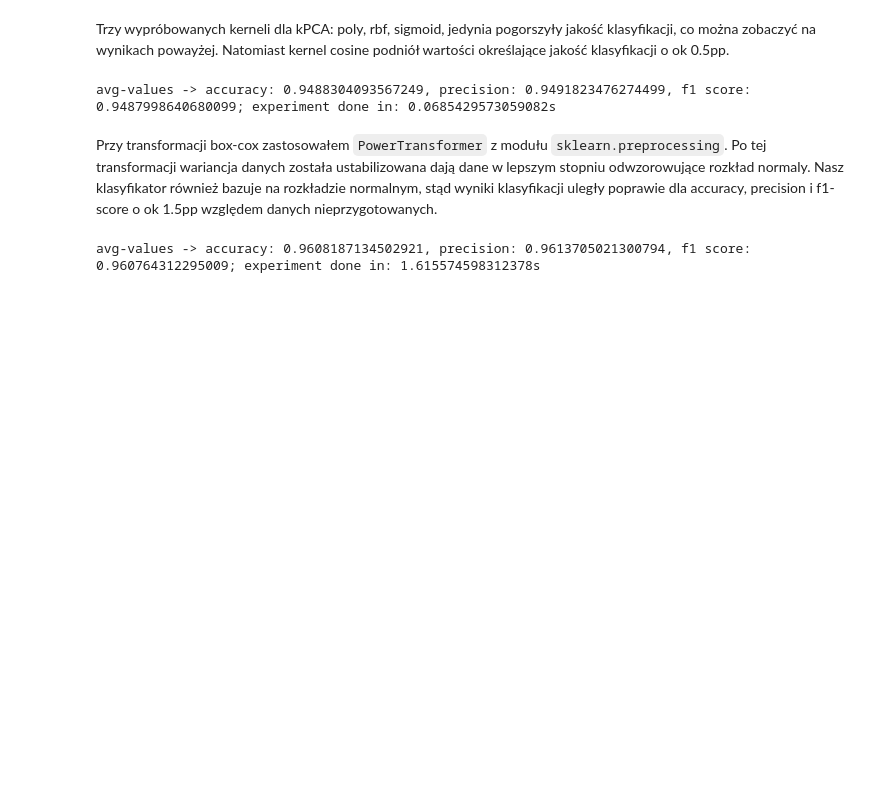
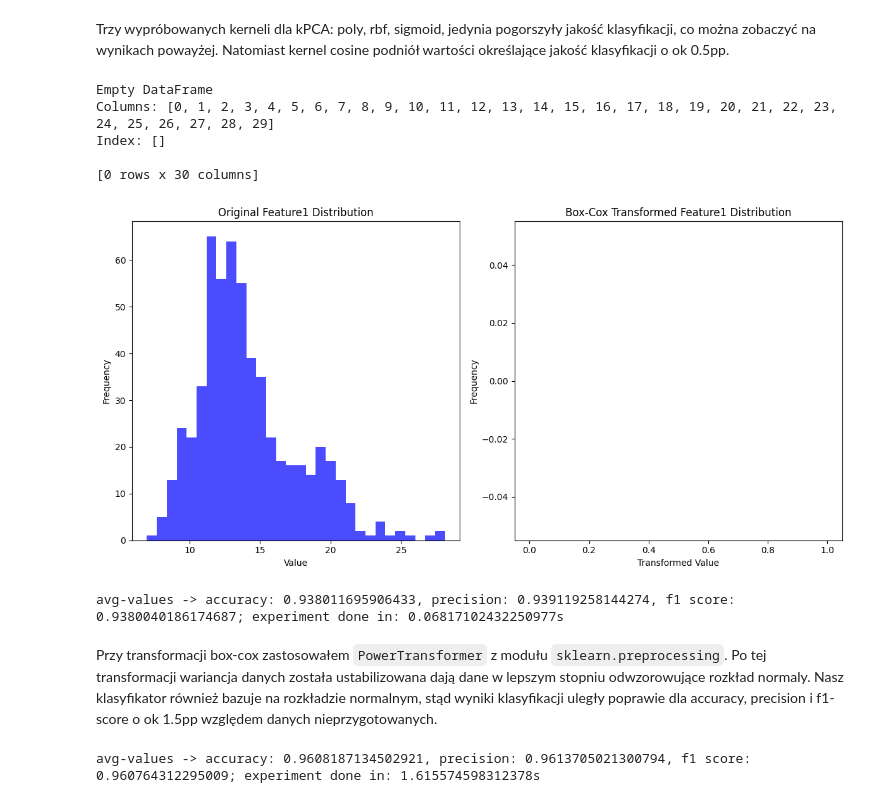
Before and after one commit to mwardynski/machine-learning, a Jupyter notebook: lab3/lab3.ipynb, the cells around one changed output. Drawn from its saved outputs; the diff is of its cells as text; code cells hidden in the pictures; blank space fills up the shorter version.

```diff
--- a/lab3/lab3.ipynb
+++ b/lab3/lab3.ipynb
@@ -250,10 +250,68 @@ GaussianNaiveBayes: cosine: avg-values -> accuracy: 0.9409356725146196, precisio
 # %% [markdown]
 Trzy wypróbowanych kerneli dla kPCA: poly, rbf, sigmoid, jedynia pogorszyły jakość klasyfikacji, co można zobaczyć na wynikach powayżej. Natomiast kernel cosine podniół wartości określające jakość klasyfikacji o ok 0.5pp.
+# %%
+import numpy as np
+import pandas as pd
+import scipy.stats as stats
+import matplotlib.pyplot as plt
+
+data = X + 1e-5
+
+df = pd.DataFrame(data)
+
+def find_optimal_lambda(df):
+    lambda_results = {}
+    transformed_data = pd.DataFrame()
+
+    for column in df.columns:
+        # Check if the column is positive
+        if (df[column] <= 0).any():
+            raise ValueError(f"Feature '{column}' contains non-positive values. Box-Cox requires strictly positive values.")
+
+        # Find optimal lambda and perform the Box-Cox transformation
+        optimal_lambda, transformed_column = stats.boxcox(df[column])
+
+        # Store the result
+        lambda_results[column] = optimal_lambda
+        transformed_data[column] = transformed_column
+
+    return lambda_results, transformed_data
+
+# Find optimal lambdas and transformed data
+optimal_lambdas, transformed_df = find_optimal_lambda(df)
+
+print(transformed_df)
+
+# Output the optimal lambdas
+# print("Optimal Lambda for each feature:")
+# for feature, lambda_value in optimal_lambdas.items():
+    # print(f"{feature}: {lambda_value}")
+
+plt.figure(figsize=(12, 6))
+
+plt.subplot(1, 2, 1)
+plt.hist(df[0], bins=30, color='blue', alpha=0.7)
+plt.title('Original Feature1 Distribution')
+plt.xlabel('Value')
+plt.ylabel('Frequency')
+
+plt.subplot(1, 2, 2)
+plt.hist(transformed_df[0], bins=30, color='green', alpha=0.7)
+plt.title('Box-Cox Transformed Feature1 Distribution')
+plt.xlabel('Transformed Value')
+plt.ylabel('Frequency')
+
+plt.tight_layout()
+plt.show()
+# %% [output]
+Empty DataFrame
+Columns: [0, 1, 2, 3, 4, 5, 6, 7, 8, 9, 10, 11, 12, 13, 14, 15, 16, 17, 18, 19, 20, 21, 22, 23, 24, 25, 26, 27, 28, 29]
+Index: []
+
+[0 rows x 30 columns]
+[figure, added]
 # %%
 from sklearn.preprocessing import PowerTransformer
-
-smallest_value = np.min(X)
-shift_value = smallest_value + 1e-5
 
 X_shifted = X + 1e-5
 
@@ -265,7 +323,7 @@ X_boxcox = power_transformer.transform(X_shifted)
 accuracy_avg, precision_avg, f1_score_avg, ex_time = repeatExperiment(20, X_boxcox, y, 0.3, GaussianNaiveBayes())
 print(f'avg-values -> accuracy: {accuracy_avg}, precision: {precision_avg}, f1 score: {f1_score_avg}; experiment done in: {ex_time}s')
 # %% [output]
-avg-values -> accuracy: 0.9488304093567249, precision: 0.9491823476274499, f1 score: 0.9487998640680099; experiment done in: 0.0685429573059082s
+avg-values -> accuracy: 0.938011695906433, precision: 0.939119258144274, f1 score: 0.9380040186174687; experiment done in: 0.06817102432250977s
 # %% [markdown]
 Przy transformacji box-cox zastosowałem `PowerTransformer` z modułu `sklearn.preprocessing`. Po tej transformacji wariancja danych została ustabilizowana dają dane w lepszym stopniu odwzorowujące rozkład normaly. Nasz klasyfikator również bazuje na rozkładzie normalnym, stąd wyniki klasyfikacji uległy poprawie dla accuracy, precision i f1-score o ok 1.5pp względem danych nieprzygotowanych.
 # %%
```
Also changed, not shown: parts of 9 cells of this notebook.
